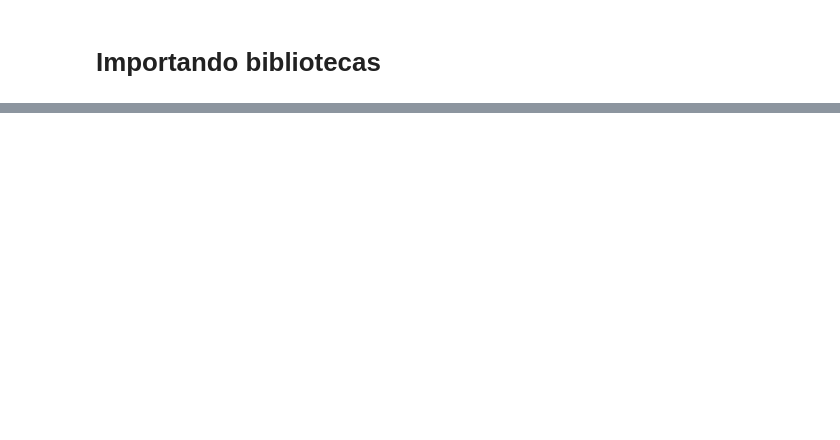
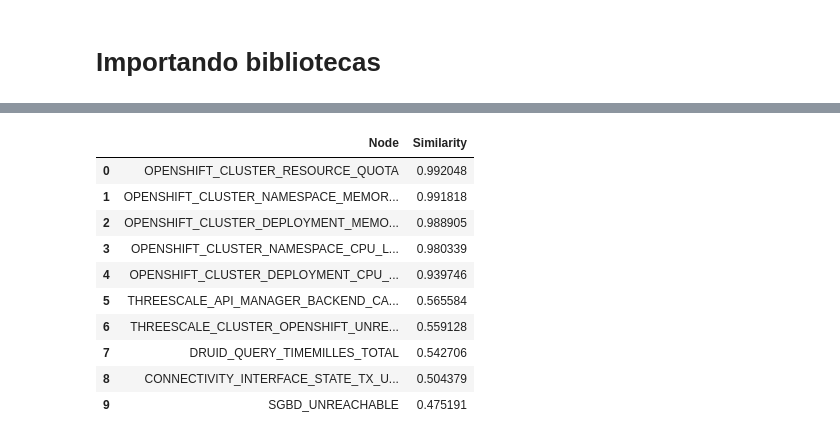
Before and after one commit to LuizF14/alarm_correlation, a Jupyter notebook: notebooks/embedding_01.ipynb, the cells around one changed output, grey strips where cells are left out. Saved outputs shown, nothing was run; the diff lists cells and outputs as text; code cells hidden in the pictures; blank space fills up the shorter version.

```diff
--- a/notebooks/embedding_01.ipynb
+++ b/notebooks/embedding_01.ipynb
@@ -36,0 +35,4 @@ NameError: name 'nx' is not defined
+# %%
+from gensim.models import Word2Vec
+
+model = Word2Vec.load("data/models/node2vec_01.model")
@@ -36,0 +45,18 @@ NameError: name 'nx' is not defined
+# %%
+target_node = "OPENSHIFT_CLUSTER_PVC"
+
+most_similar_nodes = model.wv.most_similar(target_node, topn=1)
+
+def get_least_similar(all_nodes, target_node, amount=1):
+    similarities = []
+
+    for node in all_nodes:
+        node_str = str(node)
+        if node_str != str(target_node) and node_str in model.wv:
+            sim = model.wv.similarity(str(target_node), node_str)
+            similarities.append((node_str, sim))
+
+    similarities_sorted = sorted(similarities, key=lambda x: x[1])
+    return similarities_sorted[:amount]
+
+least_similar_nodes = get_least_similar(model.wv.index_to_key, target_node)
@@ -36,0 +151,17 @@ NameError: name 'nx' is not defined
+# %%
+most_similar_nodes = model.wv.most_similar(target_node, topn=10)
+
+most_similar_df = pd.DataFrame(most_similar_nodes, columns=['Node', 'Similarity'])
+most_similar_df
+# %% [output]
+|  | Node | Similarity |
+| 0 | OPENSHIFT_CLUSTER_RESOURCE_QUOTA | 0.992048 |
+| 1 | OPENSHIFT_CLUSTER_NAMESPACE_MEMOR... | 0.991818 |
+| 2 | OPENSHIFT_CLUSTER_DEPLOYMENT_MEMO... | 0.988905 |
+| 3 | OPENSHIFT_CLUSTER_NAMESPACE_CPU_L... | 0.980339 |
+| 4 | OPENSHIFT_CLUSTER_DEPLOYMENT_CPU_... | 0.939746 |
+| 5 | THREESCALE_API_MANAGER_BACKEND_CA... | 0.565584 |
+| 6 | THREESCALE_CLUSTER_OPENSHIFT_UNRE... | 0.559128 |
+| 7 | DRUID_QUERY_TIMEMILLES_TOTAL | 0.542706 |
+| 8 | CONNECTIVITY_INTERFACE_STATE_TX_U... | 0.504379 |
+| 9 | SGBD_UNREACHABLE | 0.475191 |
```
Also changed, not shown: parts of 7 cells of this notebook, 3 other files.
